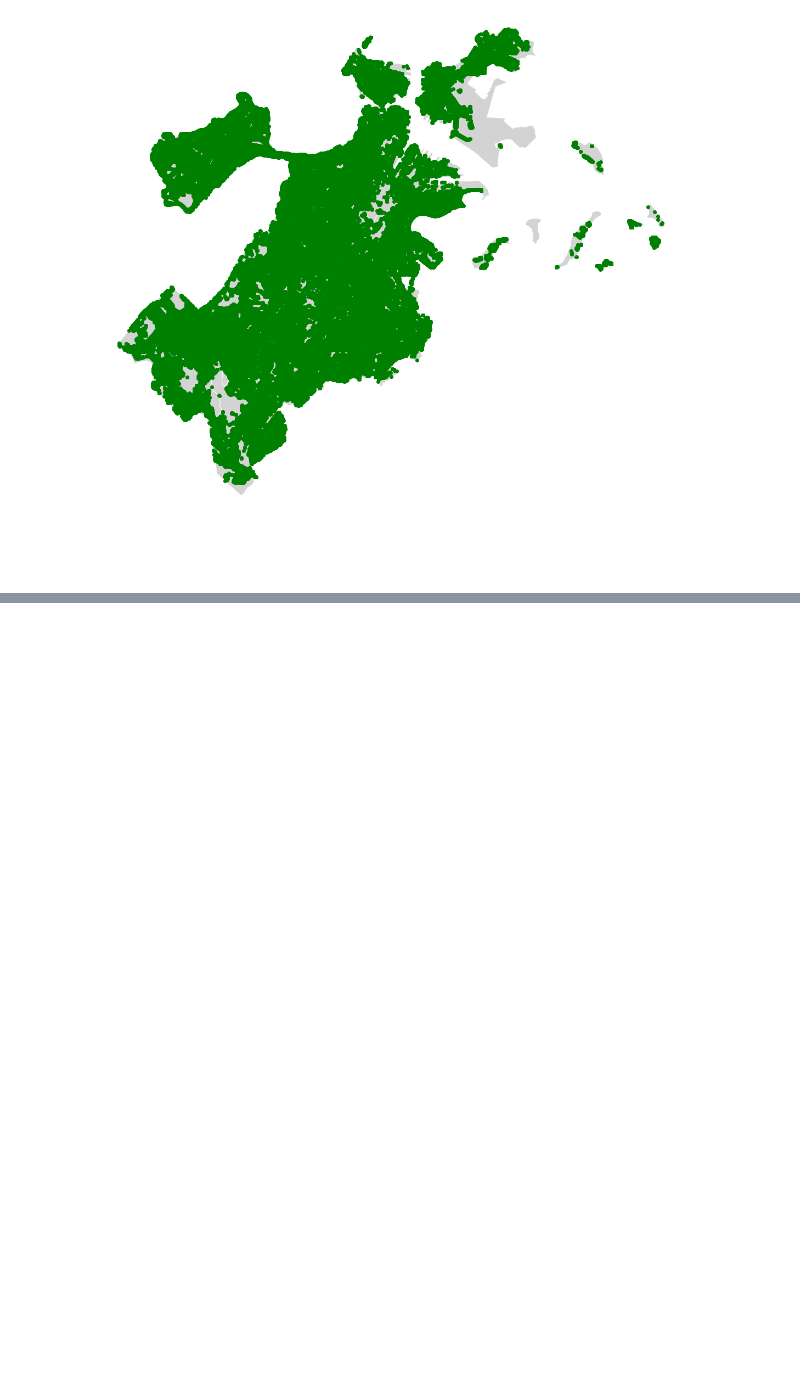
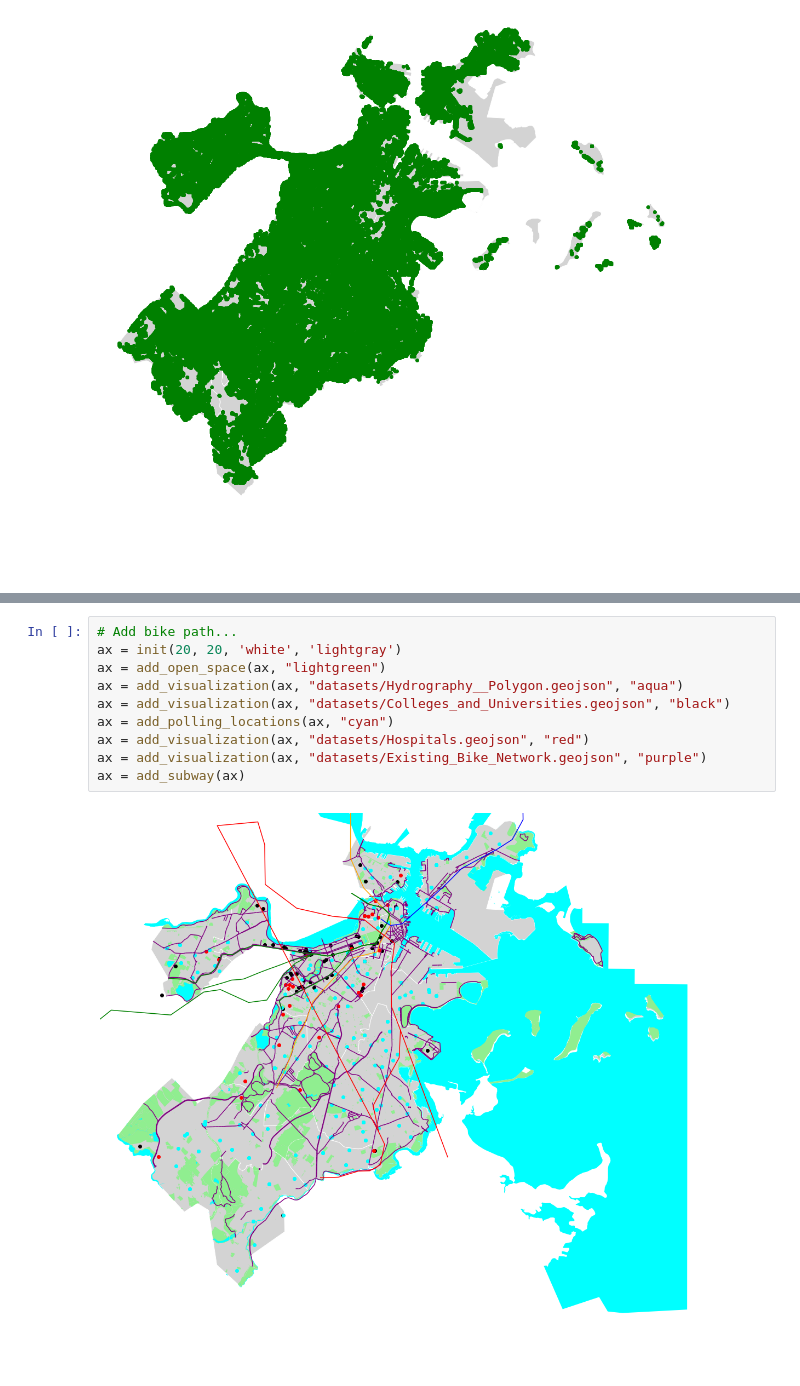
Before and after one commit to broussardjojo/bvr2, a Jupyter notebook: main.ipynb, the cells around one changed output, grey strips where cells are left out. Drawn from its saved outputs; the diff is of its cells as text; blank space fills up the shorter version.

```diff
--- a/main.ipynb
+++ b/main.ipynb
@@ -79,0 +103,12 @@ save_as(ax, "trees")
+# %%
+# Add bike path...
+ax = init(20, 20, 'white', 'lightgray')
+ax = add_open_space(ax, "lightgreen")
+ax = add_visualization(ax, "datasets/Hydrography__Polygon.geojson", "aqua")
+ax = add_visualization(ax, "datasets/Colleges_and_Universities.geojson", "black")
+ax = add_polling_locations(ax, "cyan")
+ax = add_visualization(ax, "datasets/Hospitals.geojson", "red")
+ax = add_visualization(ax, "datasets/Existing_Bike_Network.geojson", "purple")
+ax = add_subway(ax)
+# %% [output]
+[figure, added]
```
Also changed, not shown: parts of 8 cells of this notebook, 5 other files.
